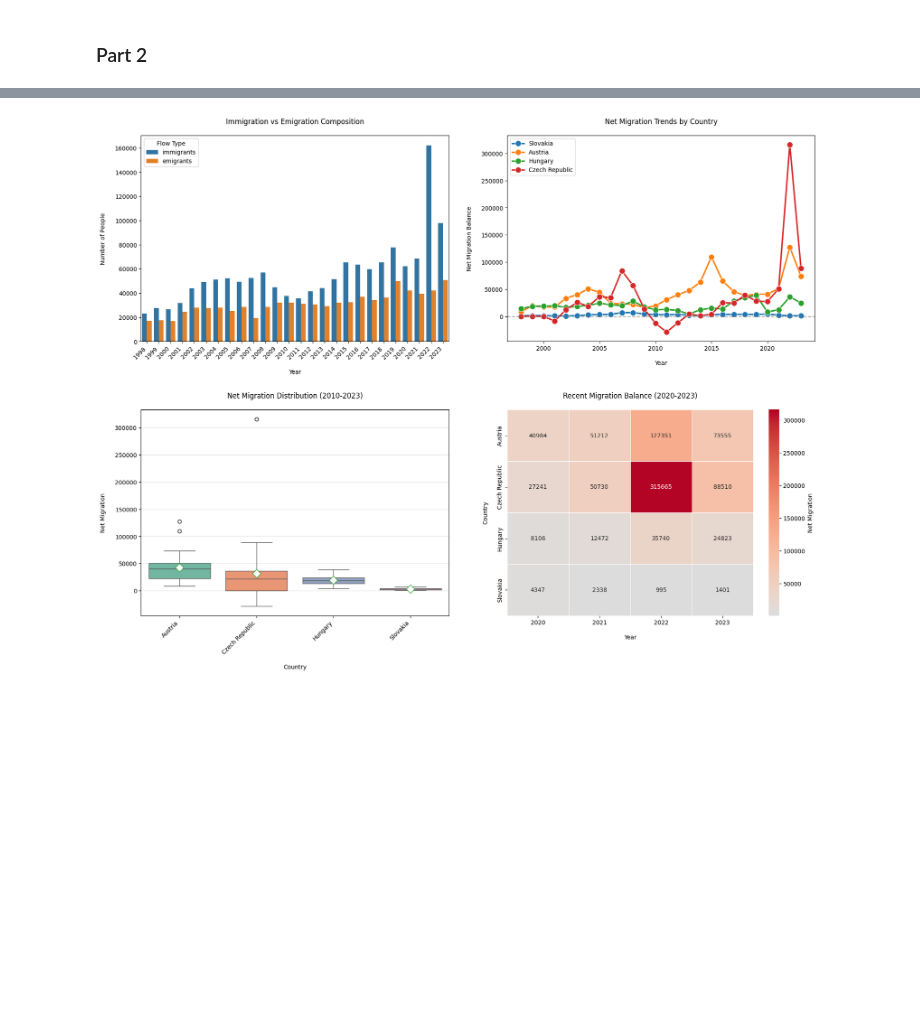
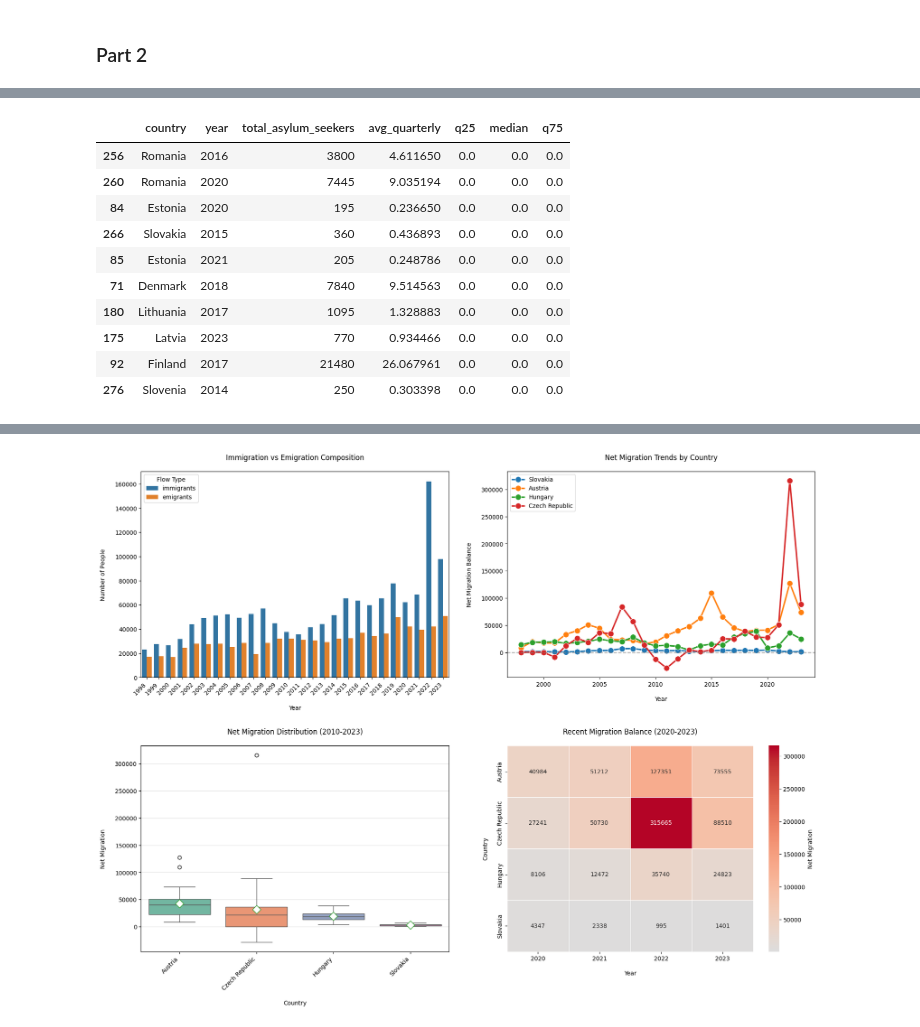
Before and after one commit to loveBeatles/datavis_project, a Jupyter notebook: group_project.ipynb, the cells around one changed output, grey strips where cells are left out. Saved outputs shown, nothing was run; the diff lists cells and outputs as text; code cells hidden in the pictures; blank space fills up the shorter version.

```diff
--- a/group_project.ipynb
+++ b/group_project.ipynb
@@ -1105,0 +1222,14 @@ migration_data = migration_data.fillna(0)
+# %%
+display(asylum_eurostat_cleaned.sample(10))
+# %% [output]
+|  | country | year | total_asylum_seekers | avg_quarterly | q25 | median | q75 |
+| 256 | Romania | 2016 | 3800 | 4.611650 | 0.0 | 0.0 | 0.0 |
+| 260 | Romania | 2020 | 7445 | 9.035194 | 0.0 | 0.0 | 0.0 |
+| 84 | Estonia | 2020 | 195 | 0.236650 | 0.0 | 0.0 | 0.0 |
+| 266 | Slovakia | 2015 | 360 | 0.436893 | 0.0 | 0.0 | 0.0 |
+| 85 | Estonia | 2021 | 205 | 0.248786 | 0.0 | 0.0 | 0.0 |
+| 71 | Denmark | 2018 | 7840 | 9.514563 | 0.0 | 0.0 | 0.0 |
+| 180 | Lithuania | 2017 | 1095 | 1.328883 | 0.0 | 0.0 | 0.0 |
+| 175 | Latvia | 2023 | 770 | 0.934466 | 0.0 | 0.0 | 0.0 |
+| 92 | Finland | 2017 | 21480 | 26.067961 | 0.0 | 0.0 | 0.0 |
+| 276 | Slovenia | 2014 | 250 | 0.303398 | 0.0 | 0.0 | 0.0 |
```
Also changed, not shown: parts of 26 cells of this notebook.
